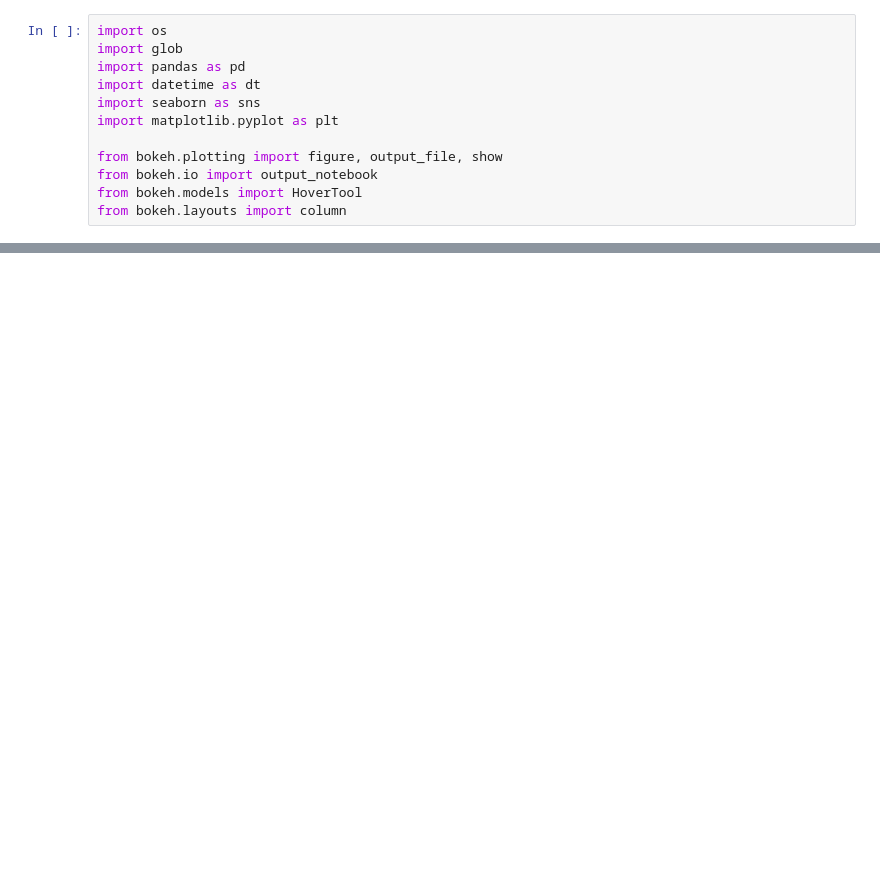
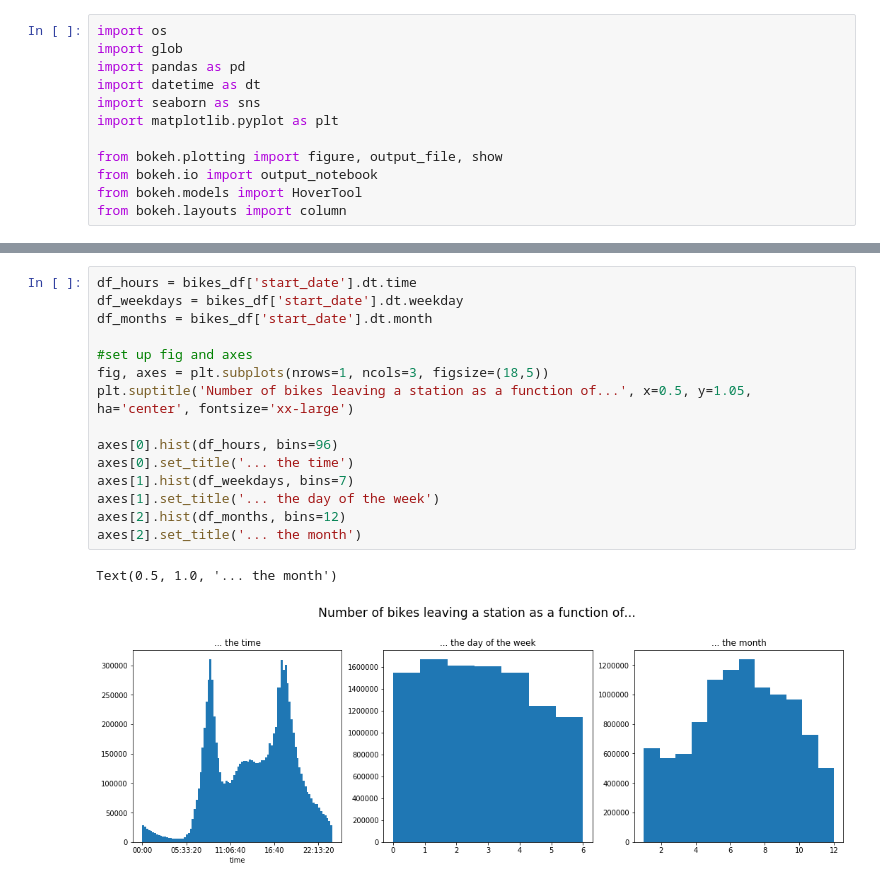
Before and after one commit to GeoffroyS/London-bikes-analysis, a Jupyter notebook: bikes_analysis.ipynb, the cells around one changed output, grey strips where cells are left out. Saved outputs shown, nothing was run; the diff lists cells and outputs as text; blank space fills up the shorter version.

```diff
--- a/bikes_analysis.ipynb
+++ b/bikes_analysis.ipynb
@@ -89 +70,19 @@ Loading BokehJS ...
+# %%
+df_hours = bikes_df['start_date'].dt.time
+df_weekdays = bikes_df['start_date'].dt.weekday
+df_months = bikes_df['start_date'].dt.month
+
+#set up fig and axes
+fig, axes = plt.subplots(nrows=1, ncols=3, figsize=(18,5))
+plt.suptitle('Number of bikes leaving a station as a function of...', x=0.5, y=1.05, ha='center', fontsize='xx-large')
+
+axes[0].hist(df_hours, bins=96)
+axes[0].set_title('... the time')
+axes[1].hist(df_weekdays, bins=7)
+axes[1].set_title('... the day of the week')
+axes[2].hist(df_months, bins=12)
+axes[2].set_title('... the month')
+# %% [output]
+Text(0.5, 1.0, '... the month')
+[figure, added]
 # %%
```
Also changed, not shown: parts of 8 cells of this notebook.
